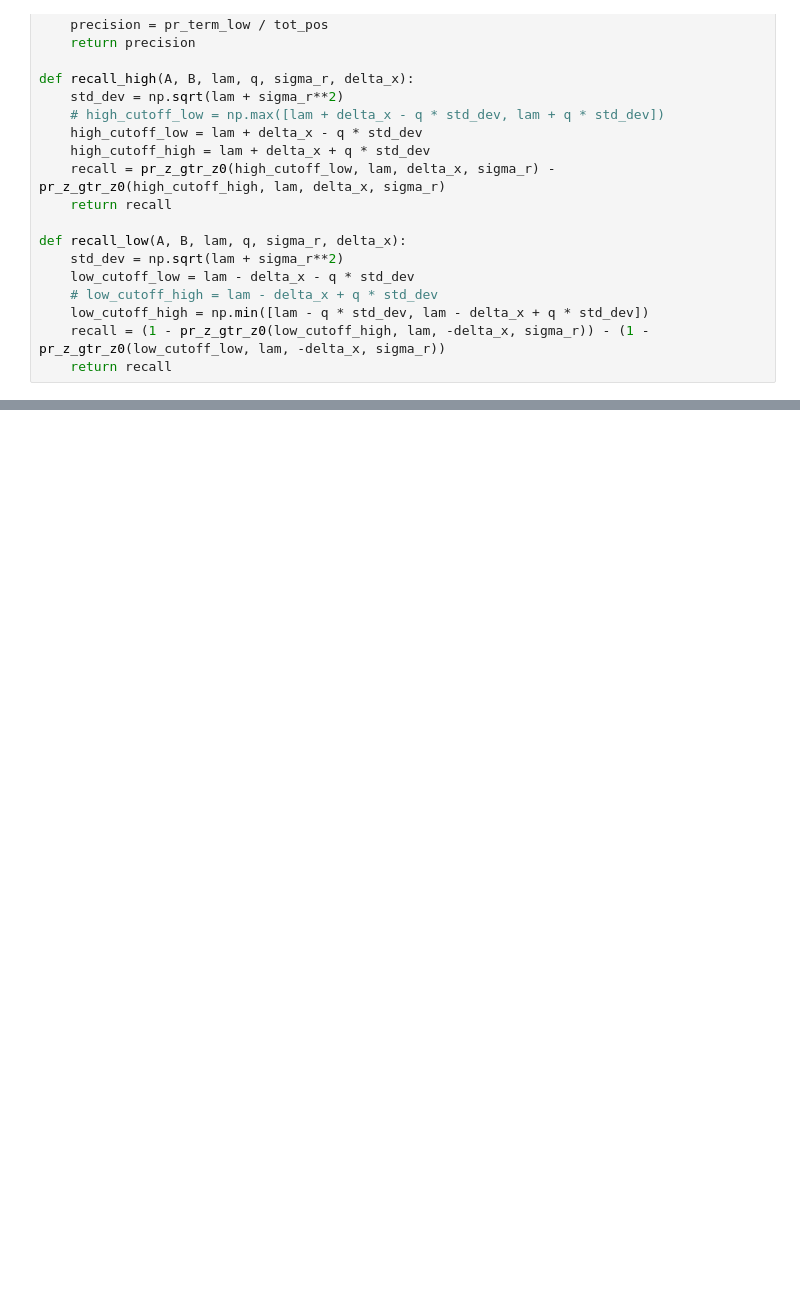
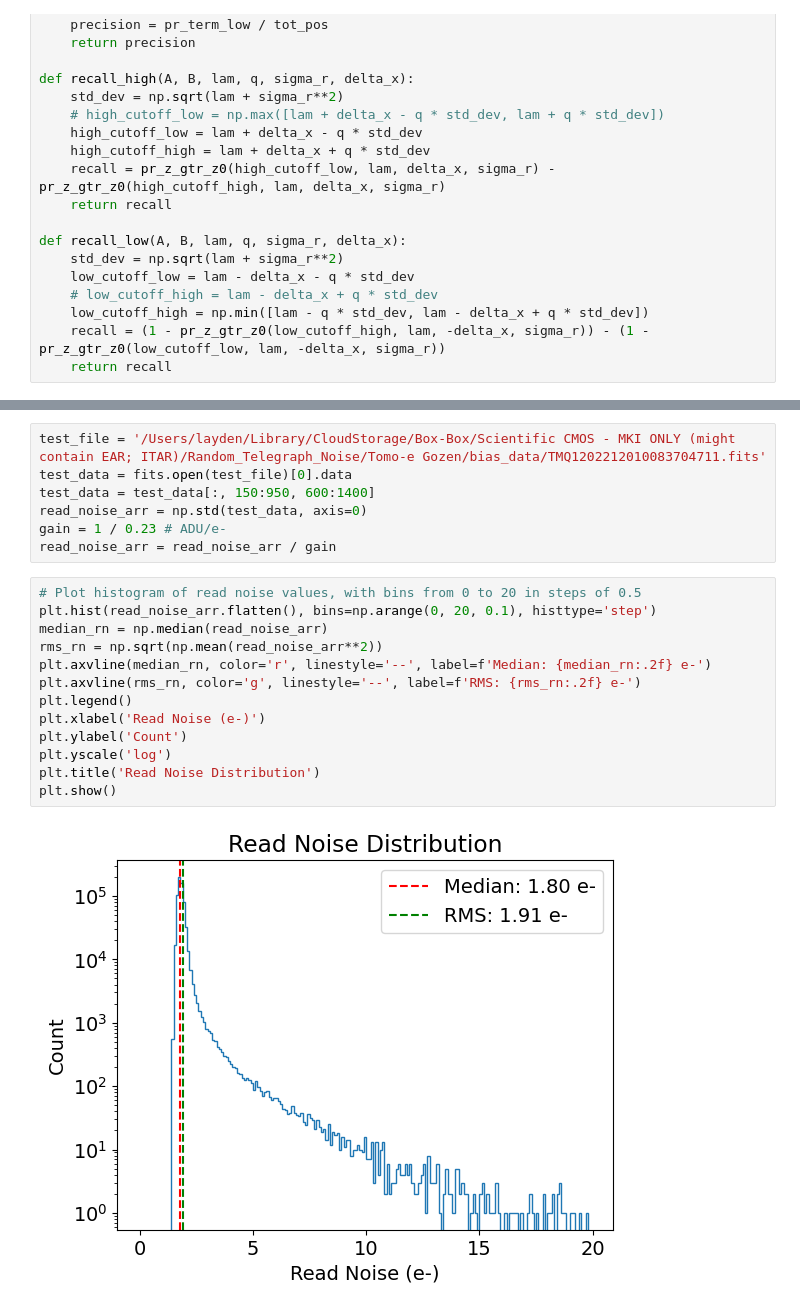
Before and after one commit to ChrisLayden/RTN-corrector, a Jupyter notebook: Test Code/rtn_algorithm.ipynb, the cells around one changed output, grey strips where cells are left out. Saved outputs shown, nothing was run; the diff lists cells and outputs as text; blank space fills up the shorter version.

```diff
--- a/Test Code/rtn_algorithm.ipynb
+++ b/Test Code/rtn_algorithm.ipynb
@@ -247,0 +371,22 @@ from make_lut import ThresholdLUT
+# %%
+test_file = '/Users/layden/Library/CloudStorage/Box-Box/Scientific CMOS - MKI ONLY (might contain EAR; ITAR)/Random_Telegraph_Noise/Tomo-e Gozen/bias_data/TMQ1202212010083704711.fits'
+test_data = fits.open(test_file)[0].data
+test_data = test_data[:, 150:950, 600:1400]
+read_noise_arr = np.std(test_data, axis=0)
+gain = 1 / 0.23 # ADU/e-
+read_noise_arr = read_noise_arr / gain
+# %%
+# Plot histogram of read noise values, with bins from 0 to 20 in steps of 0.5
+plt.hist(read_noise_arr.flatten(), bins=np.arange(0, 20, 0.1), histtype='step')
+median_rn = np.median(read_noise_arr)
+rms_rn = np.sqrt(np.mean(read_noise_arr**2))
+plt.axvline(median_rn, color='r', linestyle='--', label=f'Median: {median_rn:.2f} e-')
+plt.axvline(rms_rn, color='g', linestyle='--', label=f'RMS: {rms_rn:.2f} e-')
+plt.legend()
+plt.xlabel('Read Noise (e-)')
+plt.ylabel('Count')
+plt.yscale('log')
+plt.title('Read Noise Distribution')
+plt.show()
+# %% [output]
+[figure, added]
```
Also changed, not shown: parts of 13 cells of this notebook, 13 other files.
